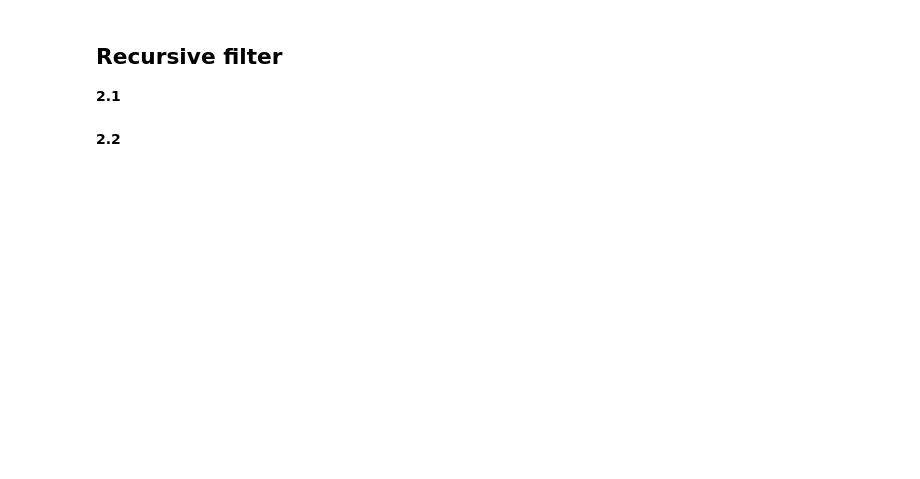
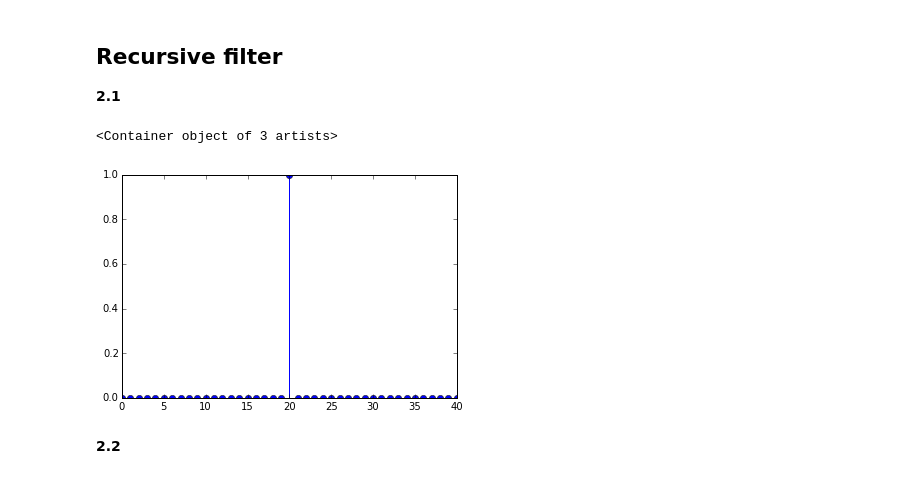
Before and after one commit to SharonSheran/DSP-TP-1617, a Jupyter notebook: Lab6-7/python/Lab67.ipynb, the cells around one changed output. Saved outputs shown, nothing was run; the diff lists cells and outputs as text; code cells hidden in the pictures; blank space fills up the shorter version.

```diff
--- a/Lab6-7/python/Lab67.ipynb
+++ b/Lab6-7/python/Lab67.ipynb
@@ -191,2 +269,21 @@ plt.show()
+# %%
+# Construct a signal: x[k]k2[1;40]=dirac(k-20)
+
+def dirac(n=0, N=10):
+    if n < 0 or n > N-1:
+        raise NameError('n should be in range [0, N-1]')
+        return
+
+    dirac_seq = np.zeros((N,))
+    dirac_seq[n] = 1
+
+    return dirac_seq
+
+
+dirac_signal = dirac(20, 41)
+plt.stem (dirac_signal)
+# %% [output]
+<Container object of 3 artists>
+[figure, added]
 # %% [markdown]
 **2.2**
```
Also changed, not shown: parts of 13 cells of this notebook.
